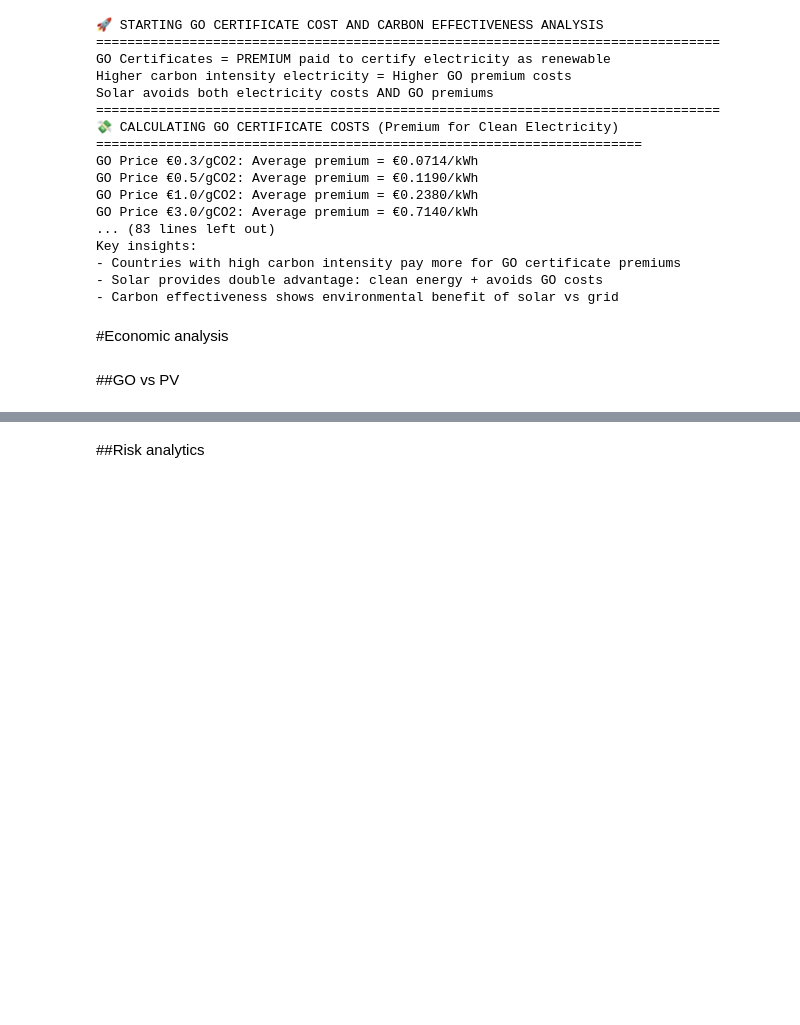
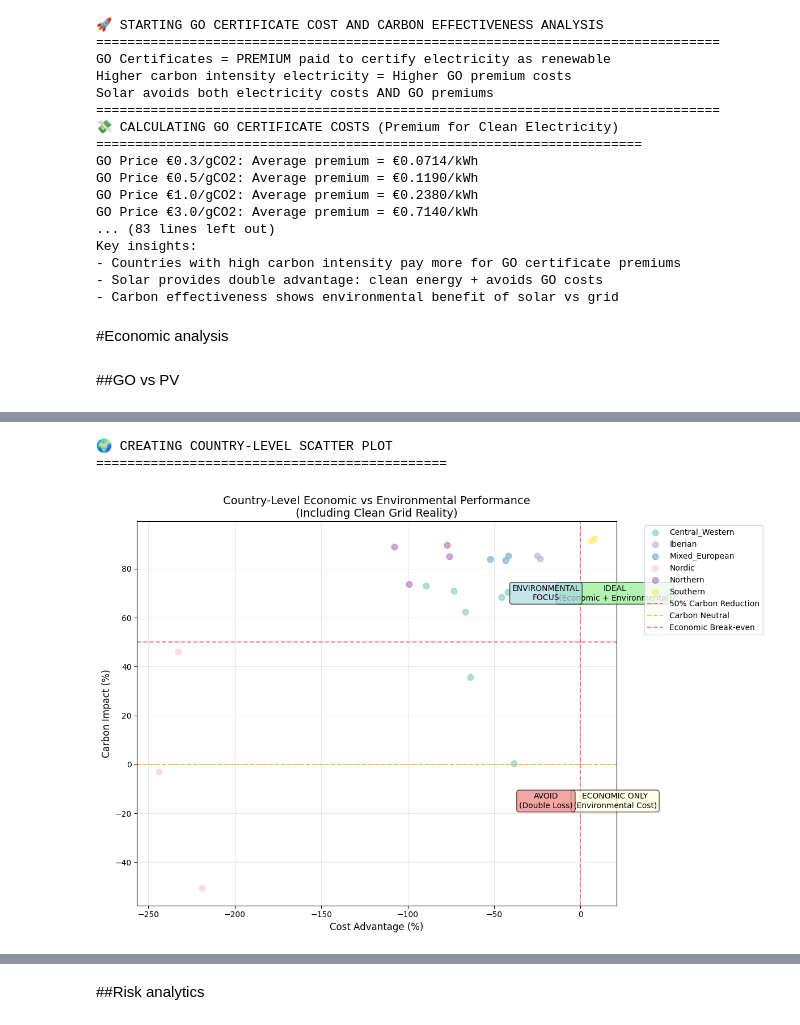
Before and after one commit to BalthazazarDuc/MasterThesis, a Jupyter notebook: Copie_de_MasterThesis.ipynb, the cells around one changed output, grey strips where cells are left out. Cells and saved outputs as stored; diff of their text form; code cells hidden in the pictures; blank space fills up the shorter version.

```diff
--- a/Copie_de_MasterThesis.ipynb
+++ b/Copie_de_MasterThesis.ipynb
@@ -1383,0 +1880,6 @@ validity_issues = assess_cluster_validity(cluster_analysis)
+# %%
+create_country_scatter(df_with_variables, year)
+# %% [output]
+🌍 CREATING COUNTRY-LEVEL SCATTER PLOT
+=============================================
+[figure, added]
```
Also changed, not shown: parts of 16 cells of this notebook.
